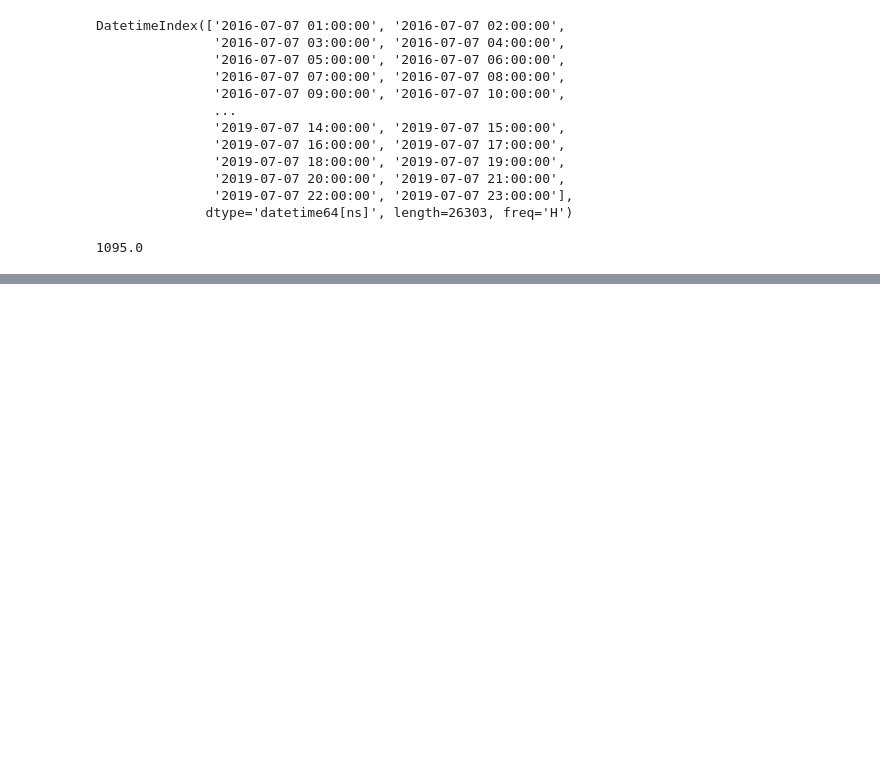
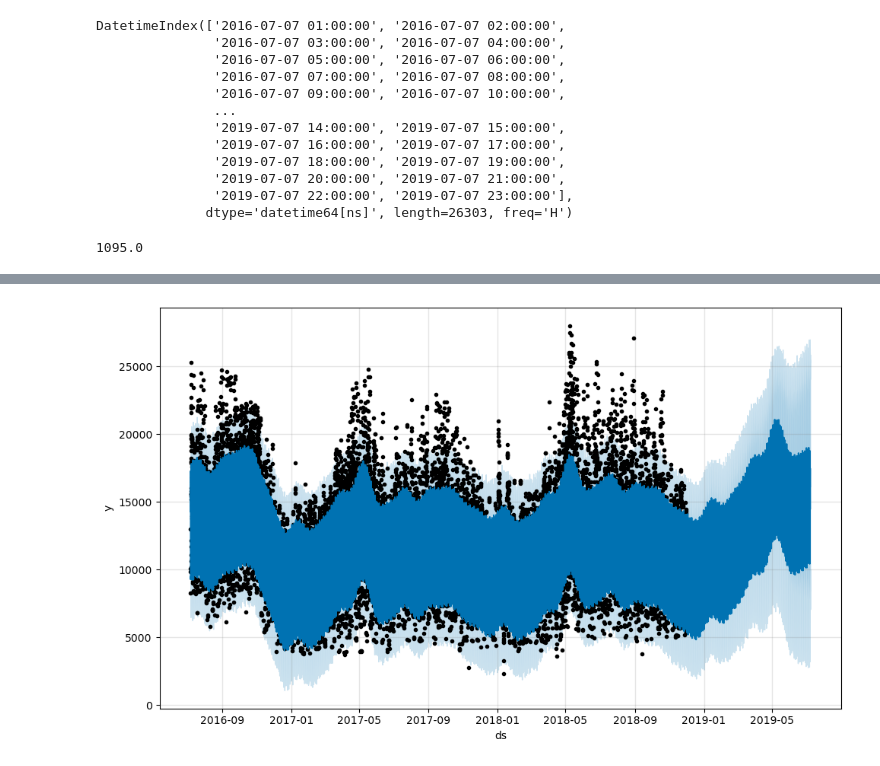
Before and after one commit to JacksonCorley/water_well_pump_optimization, a Jupyter notebook: demand.ipynb, the cells around one changed output, grey strips where cells are left out. Cells and saved outputs as stored; diff of their text form; code cells hidden in the pictures; blank space fills up the shorter version.

```diff
--- a/demand.ipynb
+++ b/demand.ipynb
@@ -186,0 +167,6 @@ m = forecast(final_data)
+# %%
+north_train = north_train[['ds', 'y']]
+south_train = south_train[['ds', 'y']]
+# %%
+m.fit(north_train)
+m_s.fit(south_train)
@@ -186,0 +179,10 @@ m = forecast(final_data)
+# %%
+n_future = m.make_future_dataframe(periods=5261, freq='H')
+s_future = m_s.make_future_dataframe(periods=5261, freq='H')
+# %%
+n_fcst = m.predict(n_future)
+s_fcst = m_s.predict(s_future)
+# %%
+m.plot(n_fcst);
+# %% [output]
+[figure, added]
```
Also changed, not shown: parts of 50 cells of this notebook.
